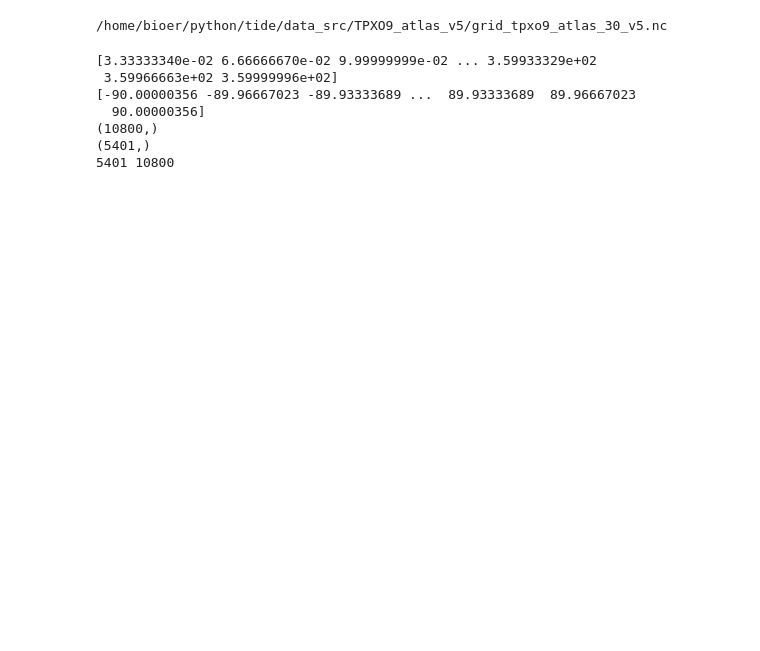
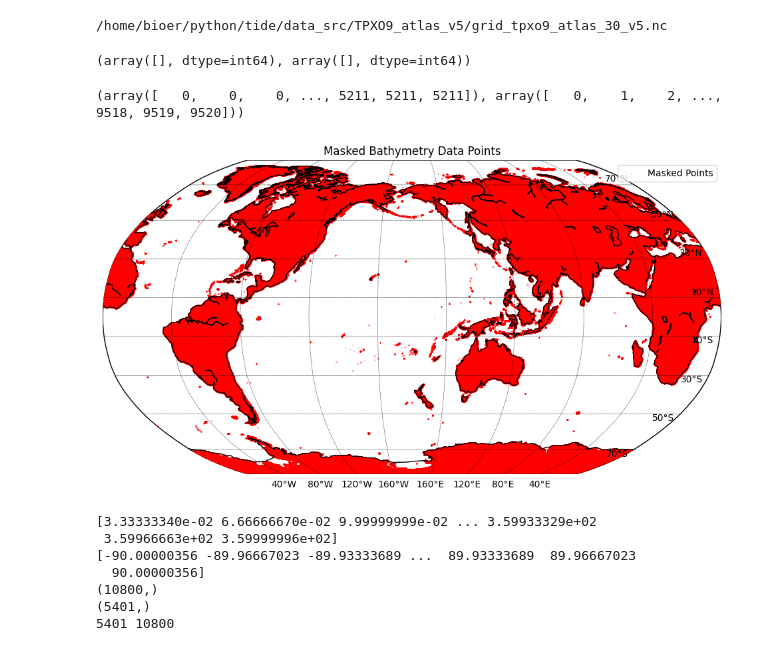
Before and after one commit to cywhale/tide, a Jupyter notebook: extract_constants.ipynb, the cells around one changed output. Drawn from its saved outputs; the diff is of its cells as text; code cells hidden in the pictures; blank space fills up the shorter version.

Commit message:
extract TPXO9-atlas-v5 constants and create tpxo9.zarr/n1

```diff
--- a/extract_constants.ipynb
+++ b/extract_constants.ipynb
@@ -10,21 +8,0 @@ from scipy.ndimage import label
-# %%
-# Create model object
-def get_tide_model(model_name, model_directory, model_format, compressed=False):
-    return model(model_directory, format=model_format, compressed=compressed).elevation(model_name)
-
-# Load and interpolate tidal constants
-def get_tide_constants(lon, lat, tide_model, model_name):
-    if 'GOT' in model_name:
-        constituents = GOT.read_constants(tide_model.model_file, compressed=tide_model.compressed)
-        amp, ph = GOT.interpolate_constants(np.array([lon]), np.array([lat]),
-                        constituents, scale=tide_model.scale,
-                        method='spline', extrapolate=True)
-
-    elif 'atlas' in model_name:
-        constituents = ATLAS.read_constants(tide_model.grid_file, tide_model.model_file, type=tide_model.type, compressed=tide_model.compressed)
-        amp, ph, D = ATLAS.interpolate_constants(
-                        np.atleast_1d(lon), np.atleast_1d(lat),
-                        constituents, type=tide_model.type, scale=tide_model.scale,
-                        method='spline', extrapolate=True)
-
-    return constituents, amp, ph
@@ -35,9 +35,29 @@ tpxo_model_format = 'netcdf'
 tpxo_compressed = False
 tpxo_model_name = 'TPXO9-atlas-v5'
 tpxo9_atlas_v5 = get_tide_model(tpxo_model_name, tpxo_model_directory, tpxo_model_format, tpxo_compressed)
+print(tpxo9_atlas_v5.grid_file)
+# %% [output]
+/home/bioer/python/tide/data_src/TPXO9_atlas_v5/grid_tpxo9_atlas_30_v5.nc
-# %%
-print(tpxo9_atlas_v5.grid_file)
-# %% [output]
-/home/bioer/python/tide/data_src/TPXO9_atlas_v5/grid_tpxo9_atlas_30_v5.nc
+# %%
+#if tpxo9_atlas_v5:
+model_files= tpxo9_atlas_v5.model_file
+#print(model_files)
+#for i, model_file in enumerate(model_files):
+model_file = pathlib.Path(model_files[7]).expanduser()
+#model_file = pathlib.Path(model_file).expanduser()
+hcz, cons = read_netcdf_elevation(model_file, compressed=False)
+#print(hcz.mask.shape)
+print(np.where(hcz.mask))
+# %% [output]
+(array([], dtype=int64), array([], dtype=int64))
+# %%
+#Check model file NA value location
+tmp_mask = np.copy(hcz.mask)
+tmp_mask[hcz.data==0j] = True
+print(np.where(tmp_mask))
+plot_model_mask(tmp_mask)
+# %% [output]
+(array([   0,    0,    0, ..., 5211, 5211, 5211]), array([   0,    1,    2, ..., 9518, 9519, 9520]))
+[figure, added]
 # %%
 #read_netcdf_grid in ATLAS.py
```
Also changed, not shown: parts of 61 cells of this notebook, 9 other files.
